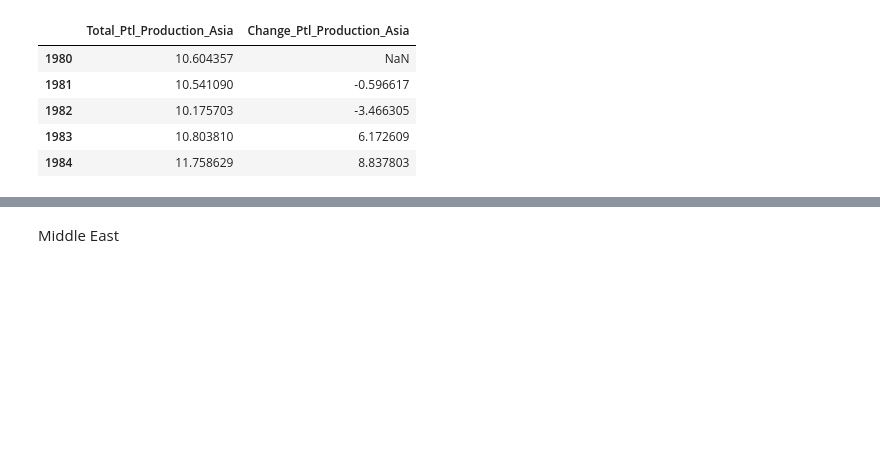
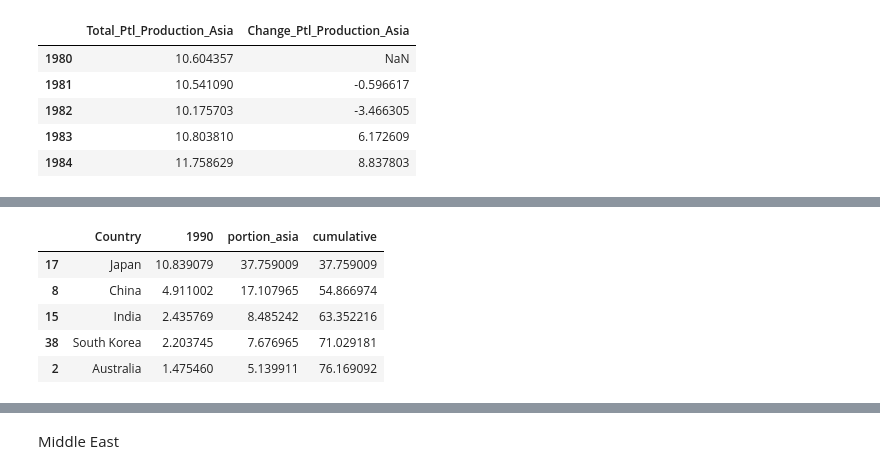
Before and after one commit to lurza/World-Energy-Analysis-main, a Jupyter notebook: Energy_Con_Prod.ipynb, the cells around one changed output, grey strips where cells are left out. Cells and saved outputs as stored; diff of their text form; code cells hidden in the pictures; blank space fills up the shorter version.

```diff
--- a/Energy_Con_Prod.ipynb
+++ b/Energy_Con_Prod.ipynb
@@ -3984,0 +4001,14 @@ fig_ptl_asia.show()
+# %%
+top_ptl_con_asia_1990 = con_ptl_asia[['Country','1990']]
+top_ptl_con_asia_1990['1990'] = pd.to_numeric(top_ptl_con_asia_1990['1990'], errors='coerce')
+top_ptl_con_asia_1990 = top_ptl_con_asia_1990.reset_index(drop=True).sort_values(by='1990', ascending=False,na_position='last')
+top_ptl_con_asia_1990['portion_asia'] = top_ptl_con_asia_1990['1990']/con_ptl_asia_sum.loc['1990'][0]*100
+top_ptl_con_asia_1990['cumulative'] = top_ptl_con_asia_1990['portion_asia'].cumsum()
+top_ptl_con_asia_1990.head()
+# %% [output]
+|  | Country | 1990 | portion_asia | cumulative |
+| 17 | Japan | 10.839079 | 37.759009 | 37.759009 |
+| 8 | China | 4.911002 | 17.107965 | 54.866974 |
+| 15 | India | 2.435769 | 8.485242 | 63.352216 |
+| 38 | South Korea | 2.203745 | 7.676965 | 71.029181 |
+| 2 | Australia | 1.475460 | 5.139911 | 76.169092 |
```
Also changed, not shown: parts of 17 cells of this notebook.
